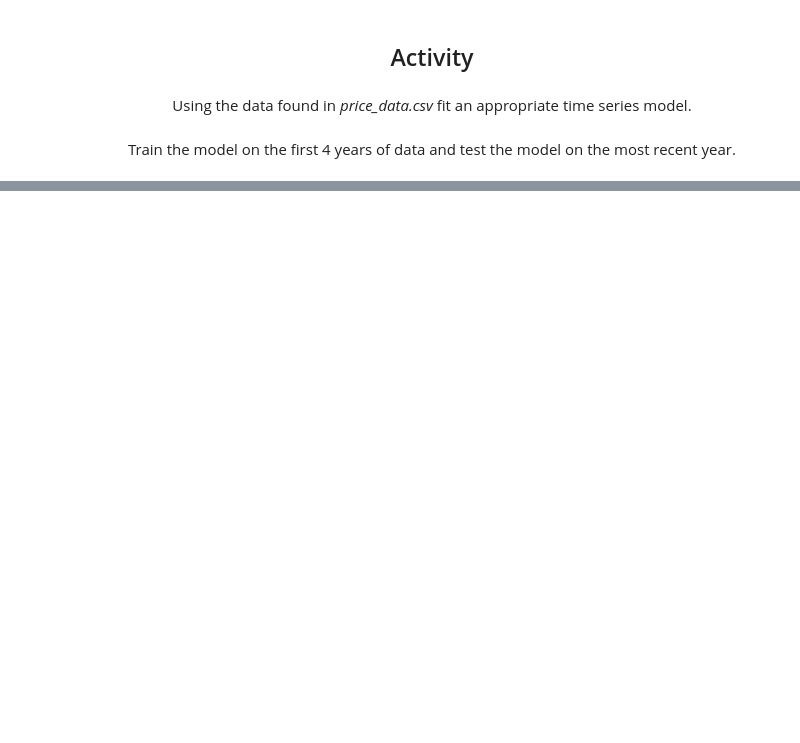
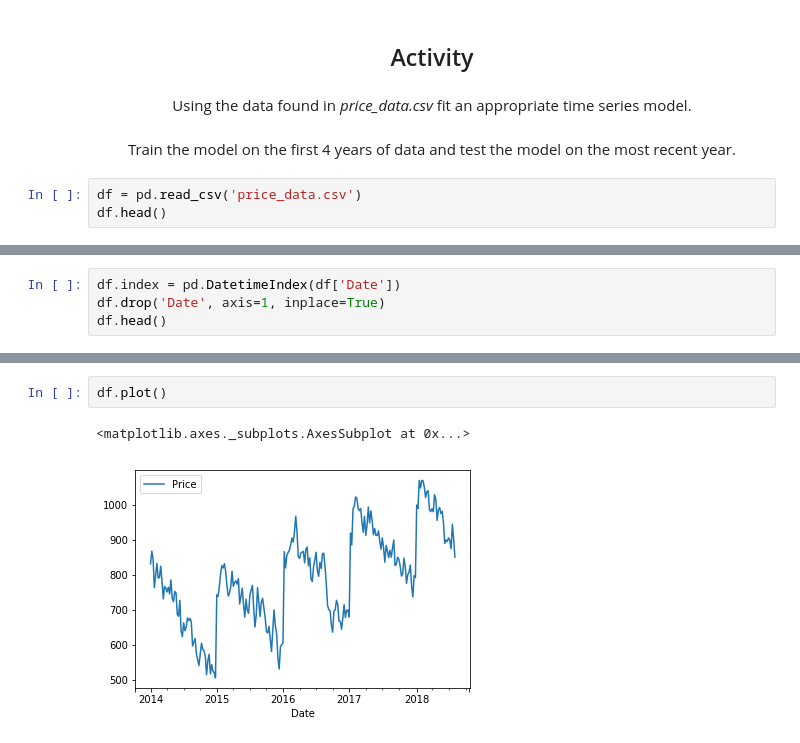
Before and after one commit to matthewsparr/Data-Science-Lessons, a Jupyter notebook: Mod 4/ARIMA/Time Series Models - ARIMA.ipynb, the cells around one changed output, grey strips where cells are left out. Saved outputs shown, nothing was run; the diff lists cells and outputs as text; blank space fills up the shorter version.

```diff
--- a/Mod 4/ARIMA/Time Series Models - ARIMA.ipynb
+++ b/Mod 4/ARIMA/Time Series Models - ARIMA.ipynb
@@ -219,3 +338,6 @@ forecast.plot();actual.plot();plt.legend(['Forecast','Actual'])
 # %% [markdown]
 <center>Using the data found in <i>price_data.csv</i> fit an appropriate time series model.<br><br>
 Train the model on the first 4 years of data and test the model on the most recent year.
+# %%
+df = pd.read_csv('price_data.csv')
+df.head()
@@ -221,0 +351,4 @@ Train the model on the first 4 years of data and test the model on the most rece
+# %%
+df.index = pd.DatetimeIndex(df['Date'])
+df.drop('Date', axis=1, inplace=True)
+df.head()
@@ -221,0 +363,5 @@ Train the model on the first 4 years of data and test the model on the most rece
+# %%
+df.plot()
+# %% [output]
+<matplotlib.axes._subplots.AxesSubplot at 0x...>
+[figure, added]
```
Also changed, not shown: parts of 40 cells of this notebook.
